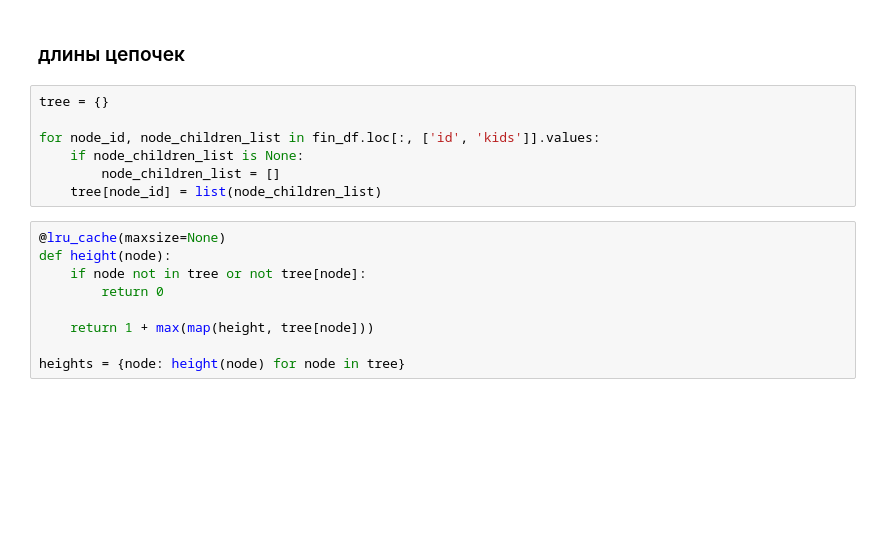
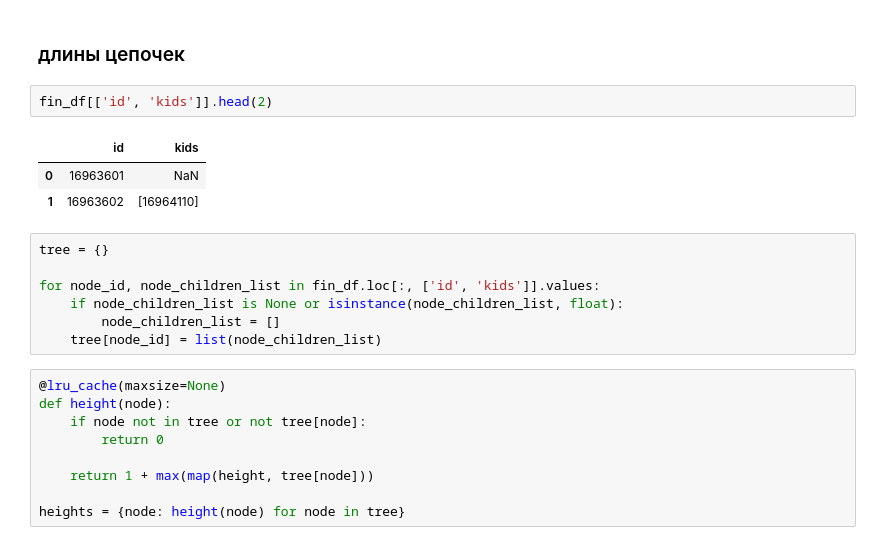
Before and after one commit to yungyong/coursework-HSE-2019, a Jupyter notebook: Hacker_News_json_dump_analysis.ipynb, the cells around one changed output. Cells and saved outputs as stored; diff of their text form; blank space fills up the shorter version.

```diff
--- a/Hacker_News_json_dump_analysis.ipynb
+++ b/Hacker_News_json_dump_analysis.ipynb
@@ -348,11 +340,17 @@ fin_df[(fin_df['type']=='story')&(fin_df['kids_count'] > 5)&(fin_df['kids_count'
 [figure]
 # %% [markdown]
 ### длины цепочек
+# %%
+fin_df[['id', 'kids']].head(2)
+# %% [output]
+|  | id | kids |
+| 0 | 16963601 | NaN |
+| 1 | 16963602 | [16964110] |
 # %%
 tree = {}
 
 for node_id, node_children_list in fin_df.loc[:, ['id', 'kids']].values:
-    if node_children_list is None:
+    if node_children_list is None or isinstance(node_children_list, float):
         node_children_list = []
     tree[node_id] = list(node_children_list)
 # %%
```
Also changed, not shown: parts of 17 cells of this notebook, 1 other file.
